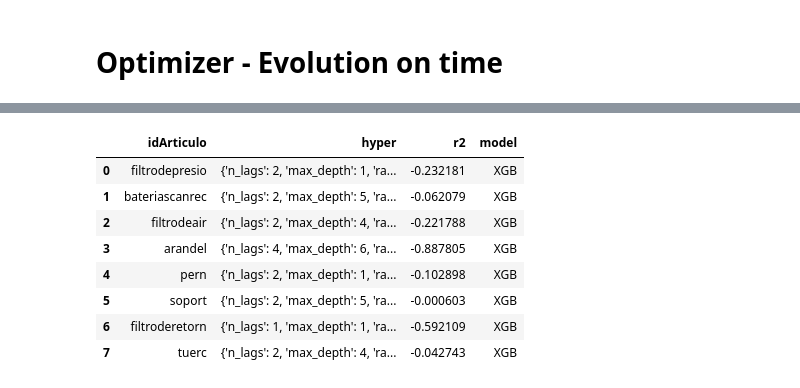
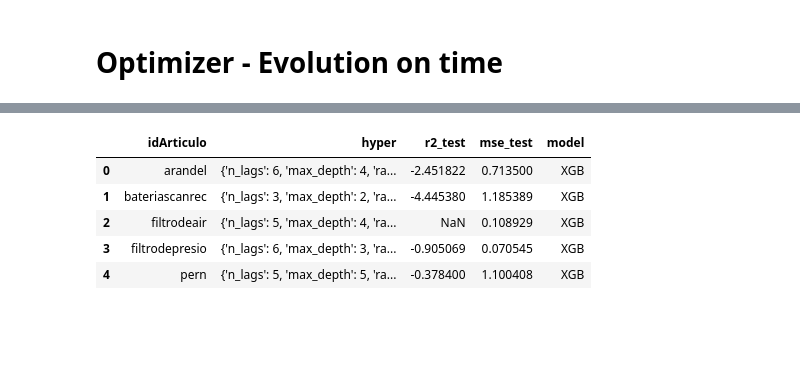
Before and after one commit to DavidCastilloAlvarado/timeseries_optimization, a Jupyter notebook: study_gruas/models/DirRec/xgb.ipynb, the cells around one changed output, grey strips where cells are left out. Cells and saved outputs as stored; diff of their text form; code cells hidden in the pictures; blank space fills up the shorter version.

```diff
--- a/study_gruas/models/DirRec/xgb.ipynb
+++ b/study_gruas/models/DirRec/xgb.ipynb
@@ -93,8 +81,8 @@ show_results_r2(df_time, y_fit, idArticulo)
 # %% [markdown]
 # Optimizar todos los Productos
 # %%
-optimizer = XGBOptimizer(df_time, iterations=100, data_path= DATA_PATH , model='XGB', subpath = 'DirRec')
-optimizer.run( chunk_size=4)
+optimizer = XGBOptimizer(df_time, iterations=200, data_path= DATA_PATH , model='XGB', subpath = 'DirRec')
+optimizer.run( chunk_size=2)
 # %%
 optimizer.print_results()
 # %% [output]
@@ -122,12 +110,9 @@ optimizer.print_optimizer_results()
 # %%
-optimizer.results
+optimizer.results.head()
 # %% [output]
-|  | idArticulo | hyper | r2 | model |
-| 0 | filtrodepresio | {'n_lags': 2, 'max_depth': 1, 'ra... | -0.232181 | XGB |
-| 1 | bateriascanrec | {'n_lags': 2, 'max_depth': 5, 'ra... | -0.062079 | XGB |
-| 2 | filtrodeair | {'n_lags': 2, 'max_depth': 4, 'ra... | -0.221788 | XGB |
-| 3 | arandel | {'n_lags': 4, 'max_depth': 6, 'ra... | -0.887805 | XGB |
-| 4 | pern | {'n_lags': 2, 'max_depth': 1, 'ra... | -0.102898 | XGB |
-| 5 | soport | {'n_lags': 2, 'max_depth': 5, 'ra... | -0.000603 | XGB |
-| 6 | filtroderetorn | {'n_lags': 1, 'max_depth': 1, 'ra... | -0.592109 | XGB |
-| 7 | tuerc | {'n_lags': 2, 'max_depth': 4, 'ra... | -0.042743 | XGB |
+|  | idArticulo | hyper | r2_test | mse_test | model |
+| 0 | arandel | {'n_lags': 6, 'max_depth': 4, 'ra... | -2.451822 | 0.713500 | XGB |
+| 1 | bateriascanrec | {'n_lags': 3, 'max_depth': 2, 'ra... | -4.445380 | 1.185389 | XGB |
+| 2 | filtrodeair | {'n_lags': 5, 'max_depth': 4, 'ra... | NaN | 0.108929 | XGB |
+| 3 | filtrodepresio | {'n_lags': 6, 'max_depth': 3, 'ra... | -0.905069 | 0.070545 | XGB |
+| 4 | pern | {'n_lags': 5, 'max_depth': 5, 'ra... | -0.378400 | 1.100408 | XGB |
```
Also changed, not shown: parts of 10 cells of this notebook, 46 other files.
